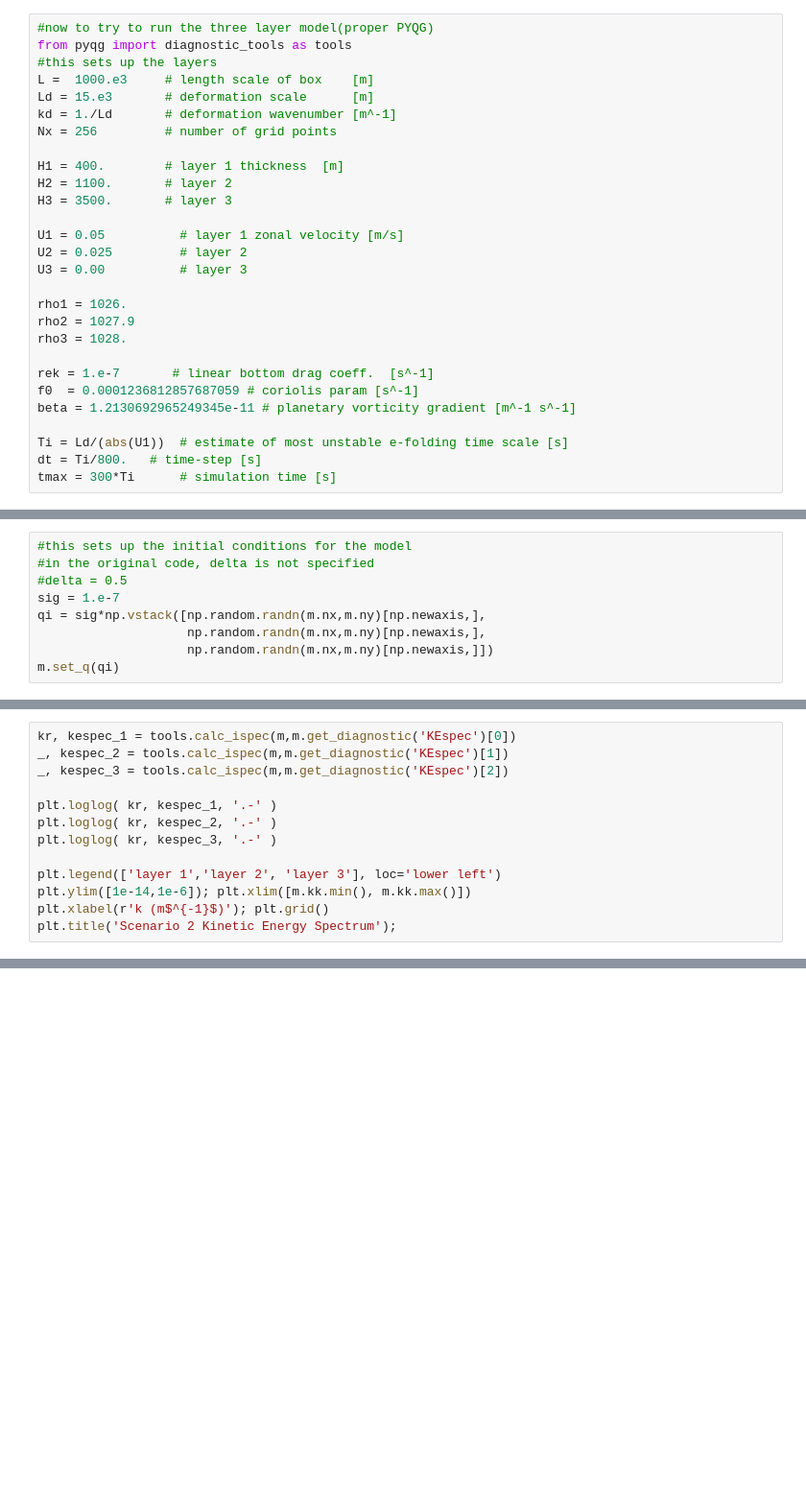
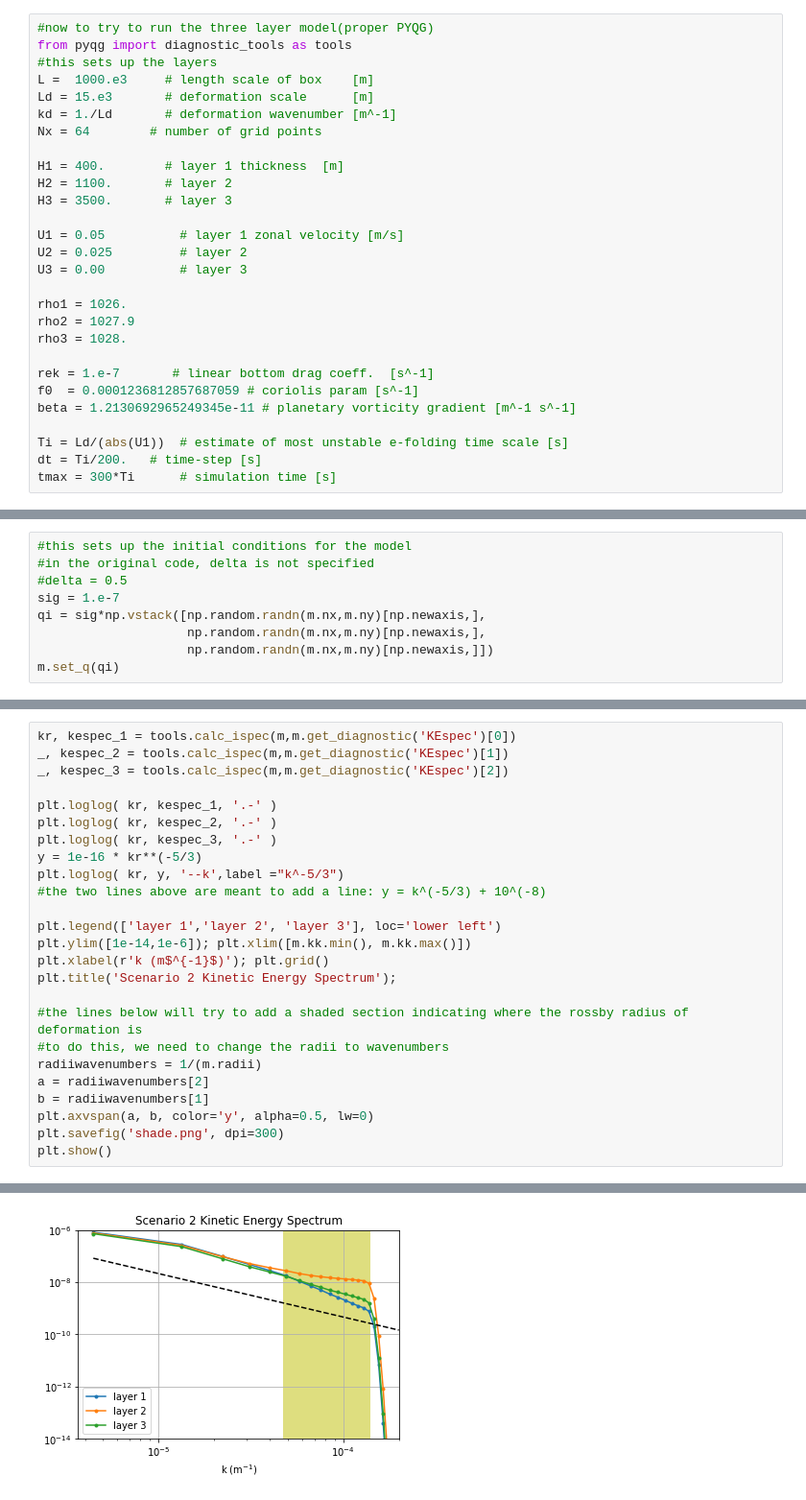
Before and after one commit to Anguswp1/EOS2978, a Jupyter notebook: Scenario2-GlobalCooling.ipynb, the cells around one changed output, grey strips where cells are left out. Shown: that part at 96% size. Cells and saved outputs as stored; diff of their text form; blank space fills up the shorter version.

```diff
--- a/Scenario2-GlobalCooling.ipynb
+++ b/Scenario2-GlobalCooling.ipynb
@@ -15,7 +15,7 @@ from pyqg import diagnostic_tools as tools
 L =  1000.e3     # length scale of box    [m]
 Ld = 15.e3       # deformation scale      [m]
 kd = 1./Ld       # deformation wavenumber [m^-1]
-Nx = 256         # number of grid points
+Nx = 64        # number of grid points
 
 H1 = 400.        # layer 1 thickness  [m]
 H2 = 1100.       # layer 2
@@ -34,7 +34,7 @@ f0  = 0.0001236812857687059 # coriolis param [s^-1]
 beta = 1.2130692965249345e-11 # planetary vorticity gradient [m^-1 s^-1]
 
 Ti = Ld/(abs(U1))  # estimate of most unstable e-folding time scale [s]
-dt = Ti/800.   # time-step [s]
+dt = Ti/200.   # time-step [s]
 tmax = 300*Ti      # simulation time [s]
 # %%
 #this defines the model from all of the set-up parameters above
@@ -106,8 +103,21 @@ _, kespec_3 = tools.calc_ispec(m,m.get_diagnostic('KEspec')[2])
 plt.loglog( kr, kespec_1, '.-' )
 plt.loglog( kr, kespec_2, '.-' )
 plt.loglog( kr, kespec_3, '.-' )
+y = 1e-16 * kr**(-5/3)
+plt.loglog( kr, y, '--k',label ="k^-5/3")
+#the two lines above are meant to add a line: y = k^(-5/3) + 10^(-8)
 
 plt.legend(['layer 1','layer 2', 'layer 3'], loc='lower left')
 plt.ylim([1e-14,1e-6]); plt.xlim([m.kk.min(), m.kk.max()])
 plt.xlabel(r'k (m$^{-1}$)'); plt.grid()
 plt.title('Scenario 2 Kinetic Energy Spectrum');
+
+#the lines below will try to add a shaded section indicating where the rossby radius of deformation is
+#to do this, we need to change the radii to wavenumbers
+radiiwavenumbers = 1/(m.radii)
+a = radiiwavenumbers[2]
+b = radiiwavenumbers[1]
+plt.axvspan(a, b, color='y', alpha=0.5, lw=0)
+plt.savefig('shade.png', dpi=300)
+plt.show()
+# %% [output]
@@ -113,0 +126 @@ plt.title('Scenario 2 Kinetic Energy Spectrum');
+[figure, added]
```
Also changed, not shown: parts of 3 cells of this notebook, 2 other files.
